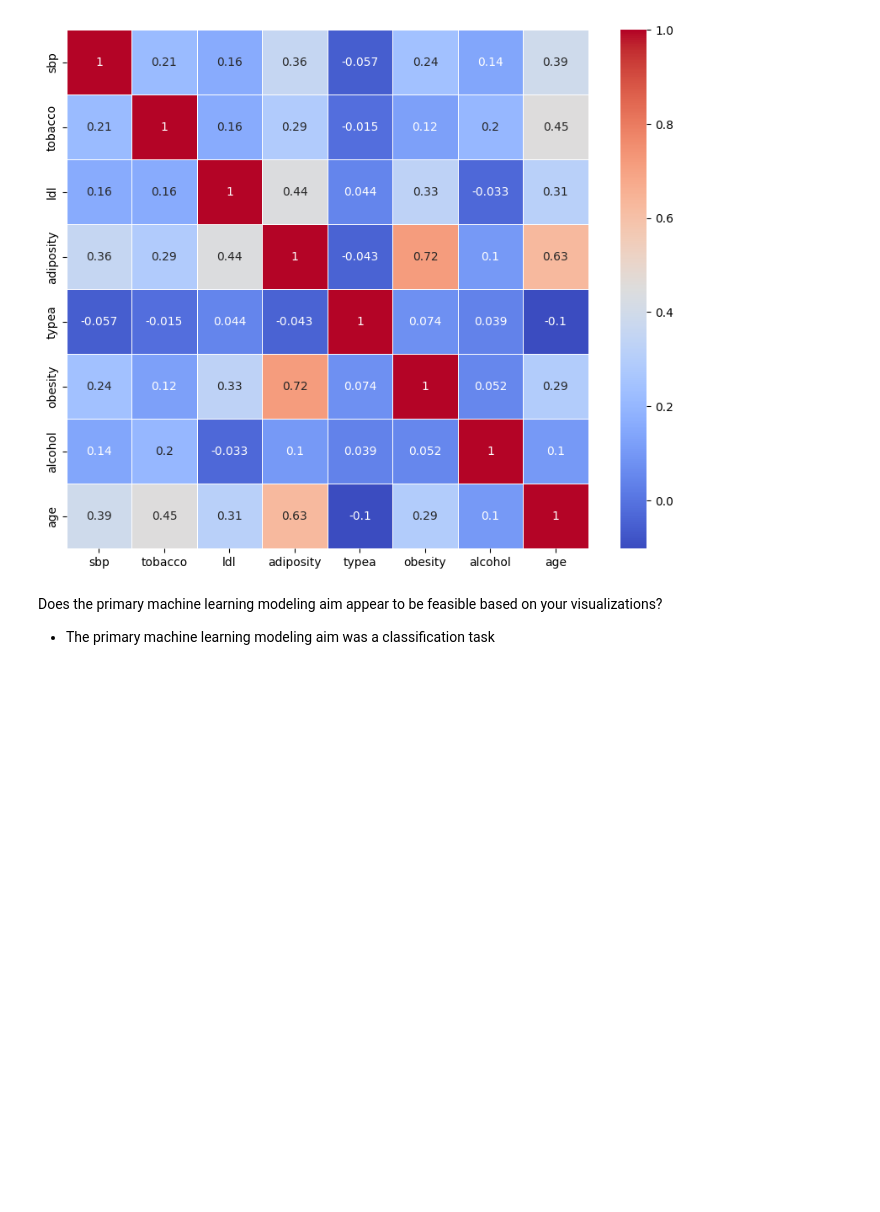
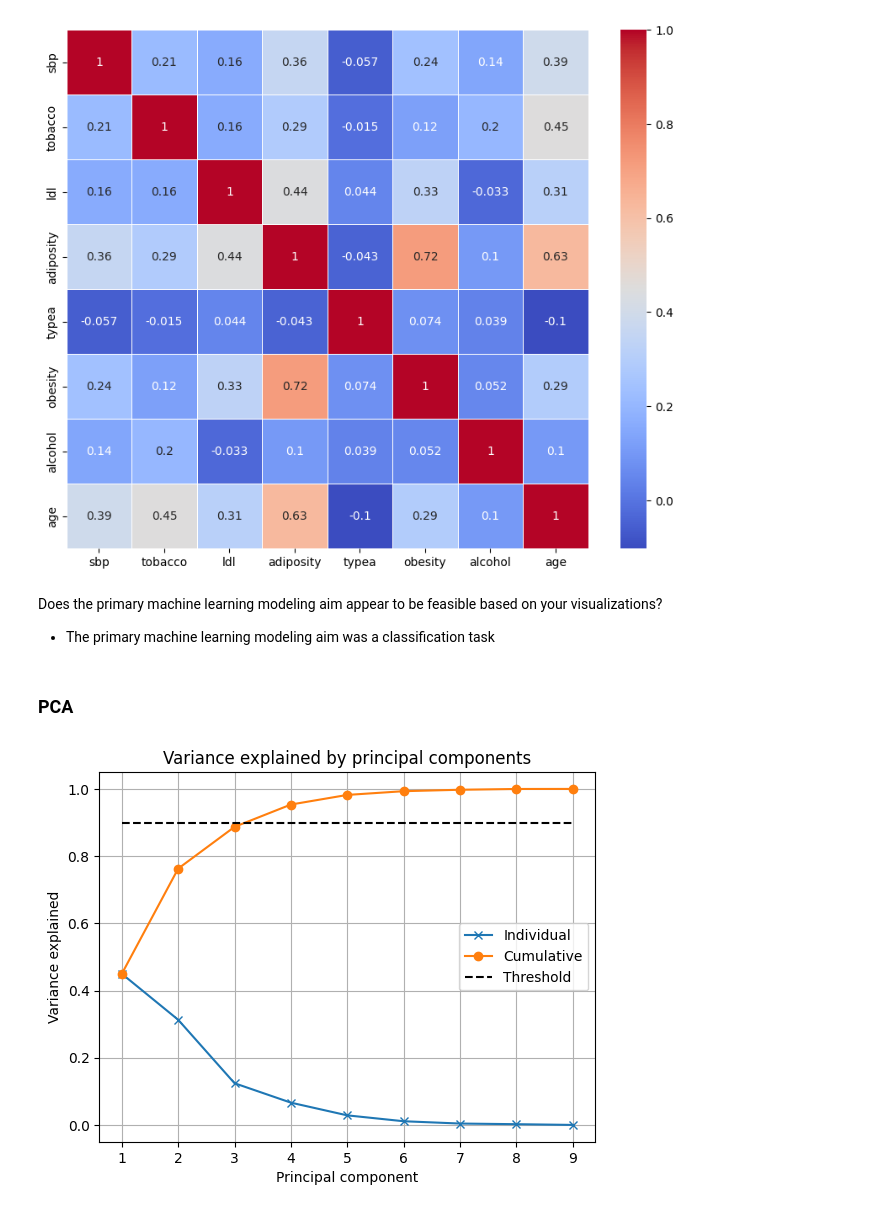
Before and after one commit to s243933/Introduction-to-ML-and-Data-Mining, a Jupyter notebook: EDA.ipynb, the cells around one changed output. Cells and saved outputs as stored; diff of their text form; code cells hidden in the pictures; blank space fills up the shorter version.

```diff
--- a/EDA.ipynb
+++ b/EDA.ipynb
@@ -89,3 +95,41 @@ plt.show()
 Does the primary machine learning modeling aim appear to be feasible based on your visualizations?
 
 - The primary machine learning modeling aim was a classification task
+# %% [markdown]
+### PCA
+# %%
+# One column in the dataframe that is not a numeric value
+data['famhist'] = data['famhist'].map({'Present': 1, 'Absent': 0})
+# %%
+# Splitting the variables and target data
+X = np.asarray(data.iloc[:, :-1].values)
+y = np.asarray(data['chd'].values)
+
+# Some basic variables following the class exercises
+N = len(y) #samples
+M = X.shape[1] #features
+C = len(np.unique(y))  #unique classes
+# %%
+# Centering the data for PCA
+Y = X - np.ones((N, 1)) * X.mean(axis=0) #subtracts mean value from data
+# %%
+# Computing singular value decomposition (SVD) of y
+U, S, Vh = svd(Y, full_matrices=False)
+
+# Computing the amount of variance explained by the principal components
+rho = (S * S) / (S * S).sum()
+# %%
+# Following class exercises week 3, we can use this plot to see how many principal components explain which amount of variance
+threshold = 0.9
+plt.figure()
+plt.plot(range(1, len(rho) + 1), rho, "x-")
+plt.plot(range(1, len(rho) + 1), np.cumsum(rho), "o-")
+plt.plot([1, len(rho)], [threshold, threshold], "k--")
+plt.title("Variance explained by principal components")
+plt.xlabel("Principal component")
+plt.ylabel("Variance explained")
+plt.legend(["Individual", "Cumulative", "Threshold"])
+plt.grid()
+plt.show()
+# %% [output]
+[figure, added]
```
Also changed, not shown: parts of 5 cells of this notebook.
